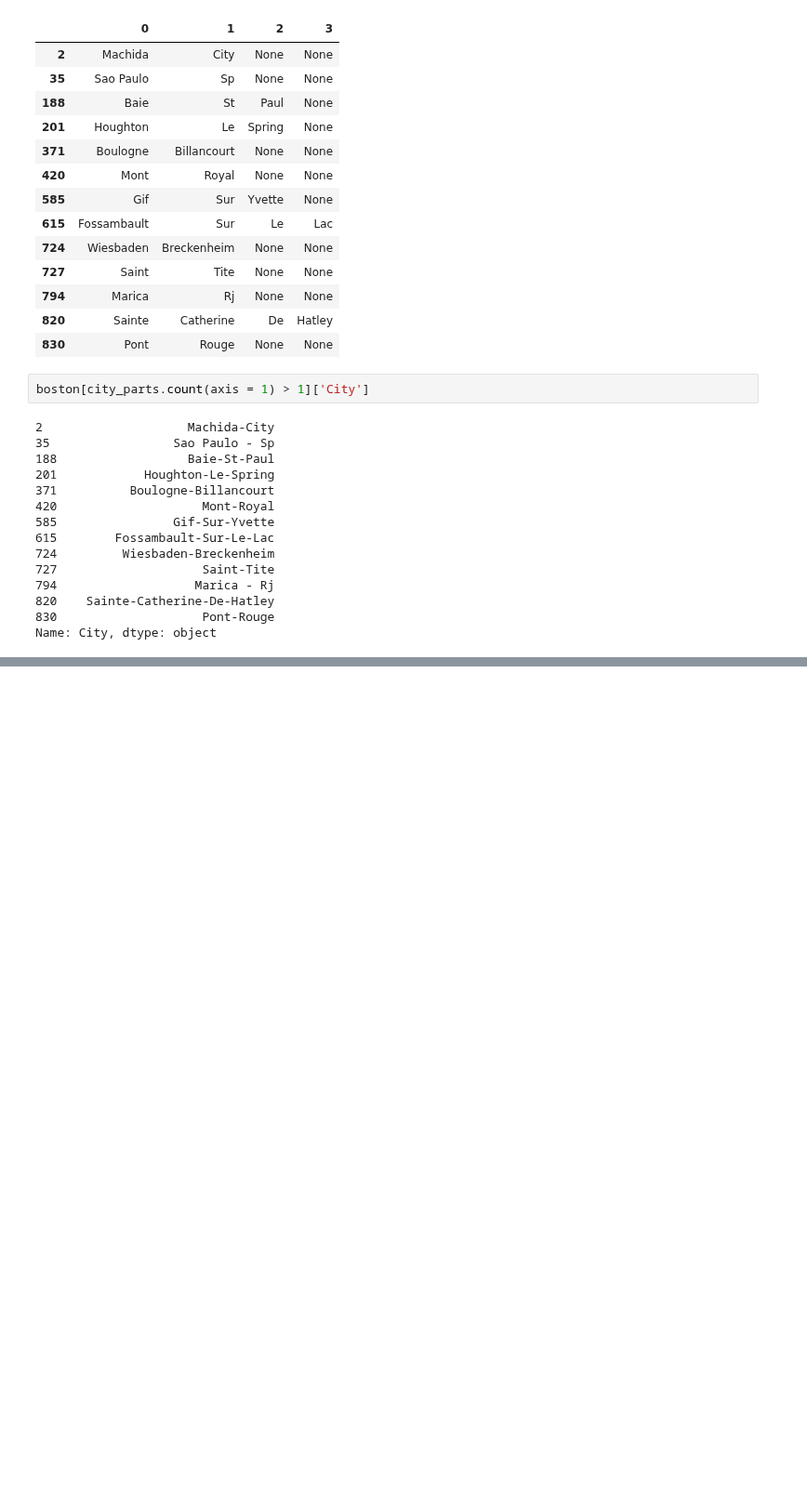
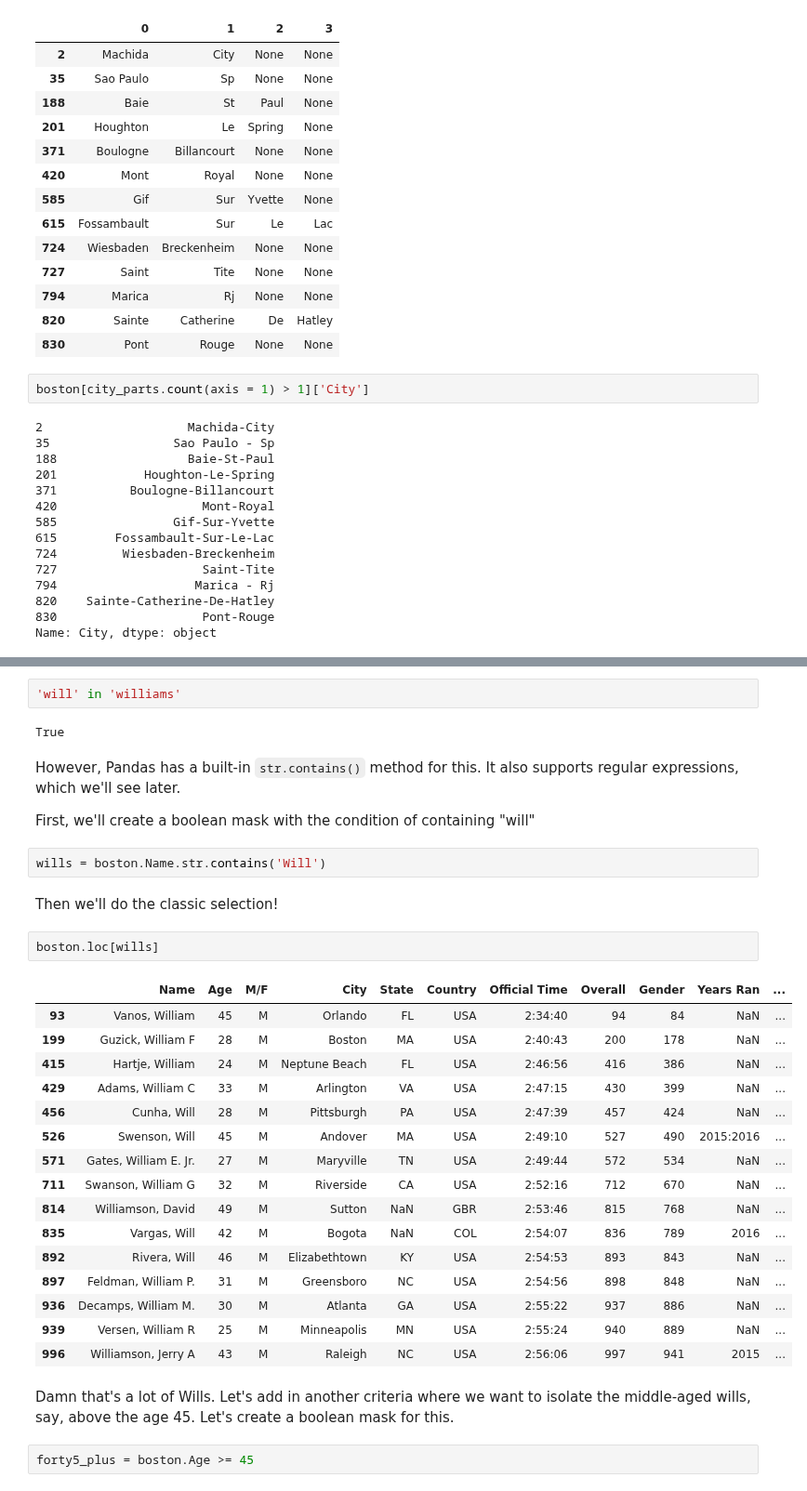
Before and after one commit to jgabunilas/pandas-bootcamp, a Jupyter notebook: Section11_Regex_and_Text_Manipulation/Section11_Regex_and_Text_Manipulation.ipynb, the cells around one changed output, grey strips where cells are left out. Shown at 93% size. Saved outputs shown, nothing was run; the diff lists cells and outputs as text; blank space fills up the shorter version.

```diff
--- a/Section11_Regex_and_Text_Manipulation/Section11_Regex_and_Text_Manipulation.ipynb
+++ b/Section11_Regex_and_Text_Manipulation/Section11_Regex_and_Text_Manipulation.ipynb
@@ -967,0 +1106,35 @@ Name: City, dtype: object
+# %%
+'will' in 'williams'
+# %% [output]
+True
+# %% [markdown]
+However, Pandas has a built-in `str.contains()` method for this. It also supports regular expressions, which we'll see later.
+
+First, we'll create a boolean mask with the condition of containing "will"
+# %%
+wills = boston.Name.str.contains('Will')
+# %% [markdown]
+Then we'll do the classic selection!
+# %%
+boston.loc[wills]
+# %% [output]
+|  | Name | Age | M/F | City | State | Country | Official Time | Overall | Gender | Years Ran | ... |
+| 93 | Vanos, William | 45 | M | Orlando | FL | USA | 2:34:40 | 94 | 84 | NaN | ... |
+| 199 | Guzick, William F | 28 | M | Boston | MA | USA | 2:40:43 | 200 | 178 | NaN | ... |
+| 415 | Hartje, William | 24 | M | Neptune Beach | FL | USA | 2:46:56 | 416 | 386 | NaN | ... |
+| 429 | Adams, William C | 33 | M | Arlington | VA | USA | 2:47:15 | 430 | 399 | NaN | ... |
+| 456 | Cunha, Will | 28 | M | Pittsburgh | PA | USA | 2:47:39 | 457 | 424 | NaN | ... |
+| 526 | Swenson, Will | 45 | M | Andover | MA | USA | 2:49:10 | 527 | 490 | 2015:2016 | ... |
+| 571 | Gates, William E. Jr. | 27 | M | Maryville | TN | USA | 2:49:44 | 572 | 534 | NaN | ... |
+| 711 | Swanson, William G | 32 | M | Riverside | CA | USA | 2:52:16 | 712 | 670 | NaN | ... |
+| 814 | Williamson, David | 49 | M | Sutton | NaN | GBR | 2:53:46 | 815 | 768 | NaN | ... |
+| 835 | Vargas, Will | 42 | M | Bogota | NaN | COL | 2:54:07 | 836 | 789 | 2016 | ... |
+| 892 | Rivera, Will | 46 | M | Elizabethtown | KY | USA | 2:54:53 | 893 | 843 | NaN | ... |
+| 897 | Feldman, William P. | 31 | M | Greensboro | NC | USA | 2:54:56 | 898 | 848 | NaN | ... |
+| 936 | Decamps, William M. | 30 | M | Atlanta | GA | USA | 2:55:22 | 937 | 886 | NaN | ... |
+| 939 | Versen, William R | 25 | M | Minneapolis | MN | USA | 2:55:24 | 940 | 889 | NaN | ... |
+| 996 | Williamson, Jerry A | 43 | M | Raleigh | NC | USA | 2:56:06 | 997 | 941 | 2015 | ... |
+# %% [markdown]
+Damn that's a lot of Wills. Let's add in another criteria where we want to isolate the middle-aged wills, say, above the age 45. Let's create a boolean mask for this.
+# %%
+forty5_plus = boston.Age >= 45
```
Also changed, not shown: parts of 30 cells of this notebook.
